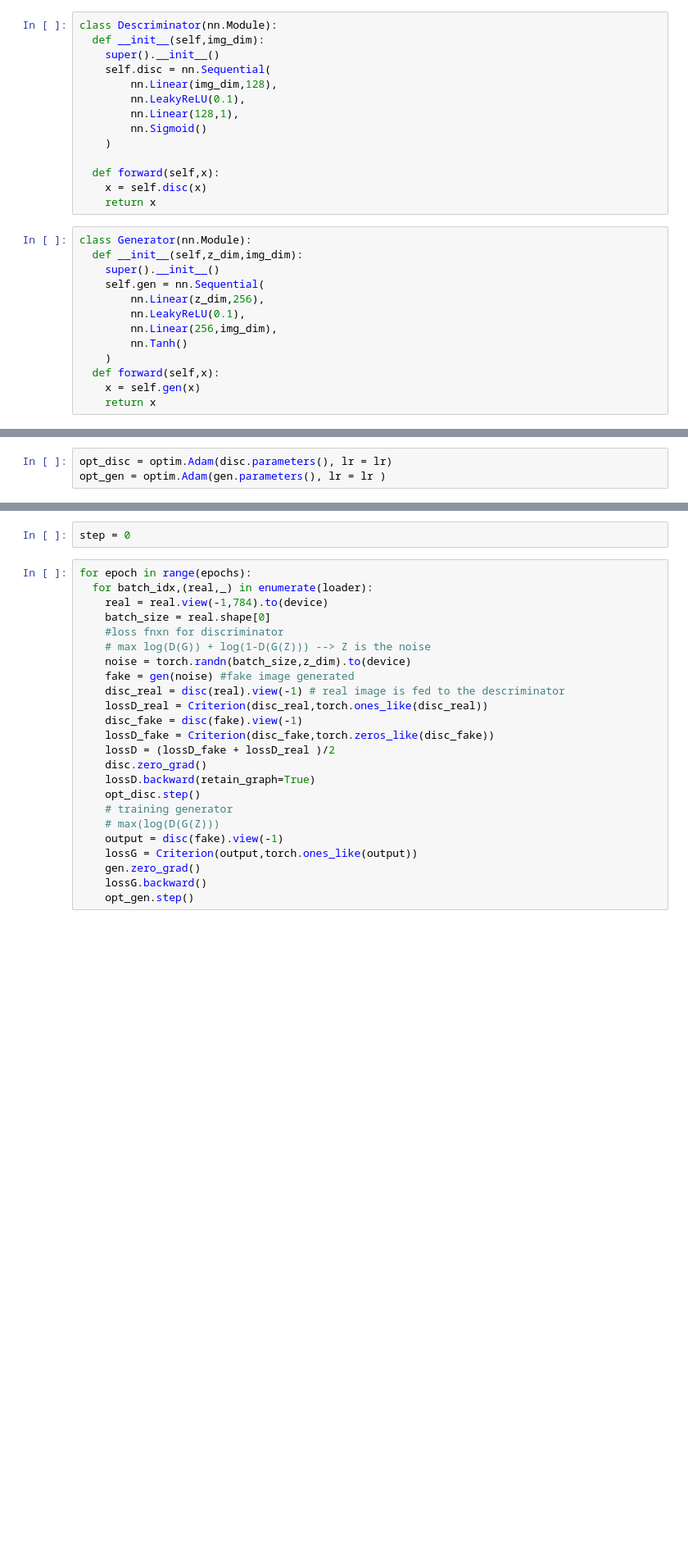
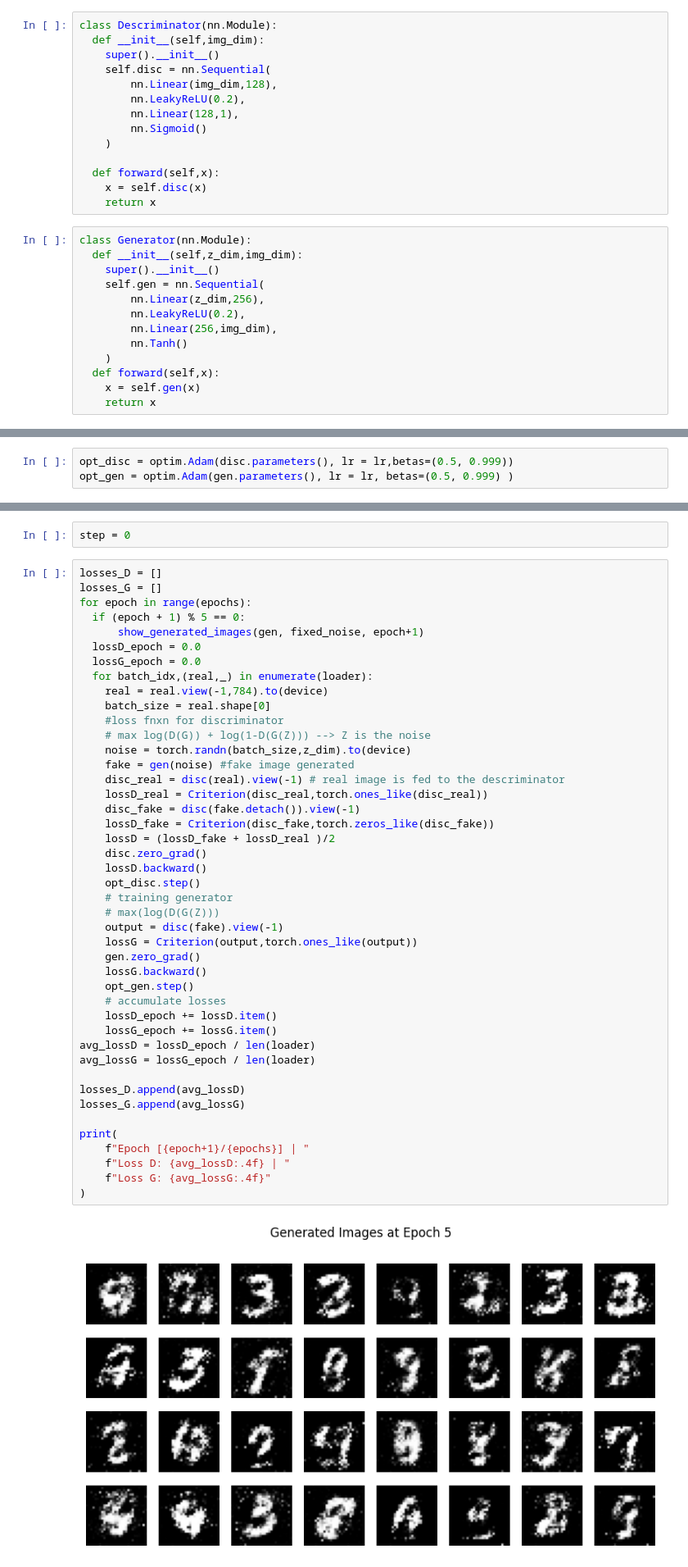
Before and after one commit to kumarmohit0911/AAA, a Jupyter notebook: Basic_gans_model.ipynb, the cells around one changed output, grey strips where cells are left out. Shown at 82% size. Cells and saved outputs as stored; diff of their text form; blank space fills up the shorter version.

```diff
--- a/Basic_gans_model.ipynb
+++ b/Basic_gans_model.ipynb
@@ -14,7 +14,7 @@ class Descriminator(nn.Module):
     super().__init__()
     self.disc = nn.Sequential(
         nn.Linear(img_dim,128),
-        nn.LeakyReLU(0.1),
+        nn.LeakyReLU(0.2),
         nn.Linear(128,1),
         nn.Sigmoid()
     )
@@ -28,7 +28,7 @@ class Generator(nn.Module):
     super().__init__()
     self.gen = nn.Sequential(
         nn.Linear(z_dim,256),
-        nn.LeakyReLU(0.1),
+        nn.LeakyReLU(0.2),
         nn.Linear(256,img_dim),
         nn.Tanh()
     )
@@ -59,8 +59,8 @@ dataset = datasets.MNIST(root = "dataset/",transform=transform,download= True)
 # %%
 loader = DataLoader(dataset,batch_size=batch_size,shuffle= True)
 # %%
-opt_disc = optim.Adam(disc.parameters(), lr = lr)
-opt_gen = optim.Adam(gen.parameters(), lr = lr )
+opt_disc = optim.Adam(disc.parameters(), lr = lr,betas=(0.5, 0.999))
+opt_gen = optim.Adam(gen.parameters(), lr = lr, betas=(0.5, 0.999) )
 # %%
 Criterion = nn.BCELoss()
 # %%
@@ -70,26 +70,48 @@ writer_real = SummaryWriter(f"runs/GAN_MNIST/real")
 # %%
 step = 0
 # %%
+losses_D = []
+losses_G = []
 for epoch in range(epochs):
+  if (epoch + 1) % 5 == 0:
+      show_generated_images(gen, fixed_noise, epoch+1)
+  lossD_epoch = 0.0
+  lossG_epoch = 0.0
   for batch_idx,(real,_) in enumerate(loader):
     real = real.view(-1,784).to(device)
     batch_size = real.shape[0]
     #loss fnxn for discriminator
     # max log(D(G)) + log(1-D(G(Z))) --> Z is the noise
     noise = torch.randn(batch_size,z_dim).to(device)
     fake = gen(noise) #fake image generated
     disc_real = disc(real).view(-1) # real image is fed to the descriminator
     lossD_real = Criterion(disc_real,torch.ones_like(disc_real))
-    disc_fake = disc(fake).view(-1)
+    disc_fake = disc(fake.detach()).view(-1)
     lossD_fake = Criterion(disc_fake,torch.zeros_like(disc_fake))
     lossD = (lossD_fake + lossD_real )/2
     disc.zero_grad()
-    lossD.backward(retain_graph=True)
+    lossD.backward()
     opt_disc.step()
     # training generator
     # max(log(D(G(Z)))
     output = disc(fake).view(-1)
     lossG = Criterion(output,torch.ones_like(output))
     gen.zero_grad()
     lossG.backward()
     opt_gen.step()
+    # accumulate losses
+    lossD_epoch += lossD.item()
+    lossG_epoch += lossG.item()
+avg_lossD = lossD_epoch / len(loader)
+avg_lossG = lossG_epoch / len(loader)
+
+losses_D.append(avg_lossD)
+losses_G.append(avg_lossG)
+
+print(
+    f"Epoch [{epoch+1}/{epochs}] | "
+    f"Loss D: {avg_lossD:.4f} | "
+    f"Loss G: {avg_lossG:.4f}"
+)
+# %% [output]
+[figure, added]
```
Also changed, not shown: parts of 3 cells of this notebook.
